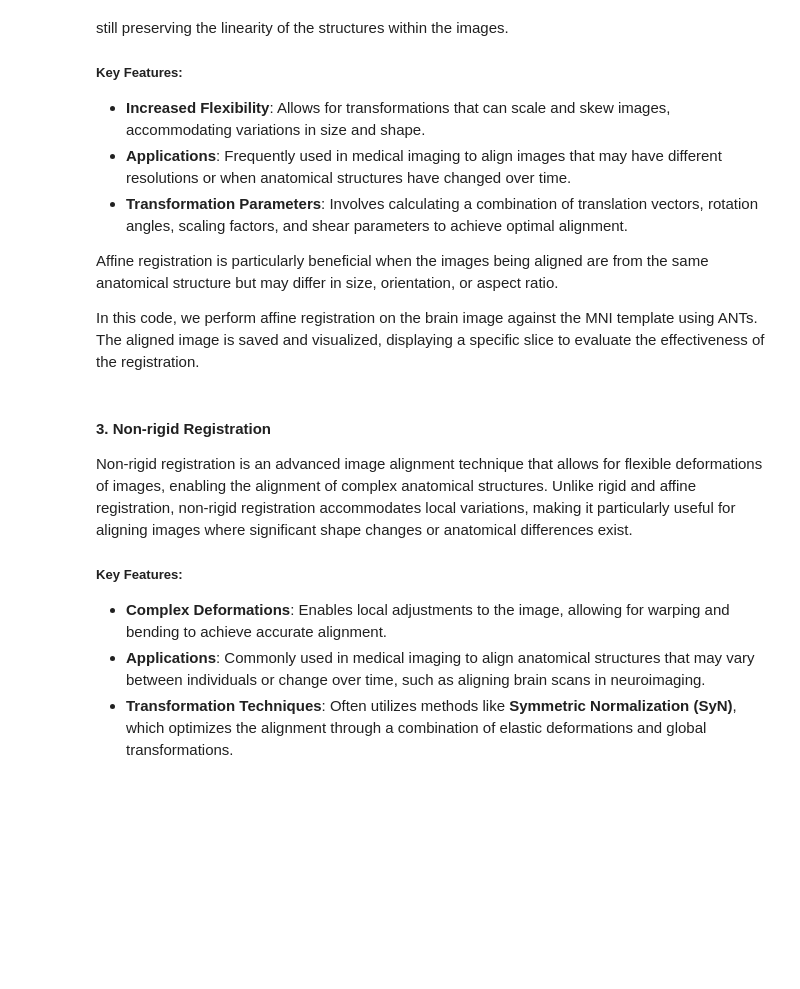
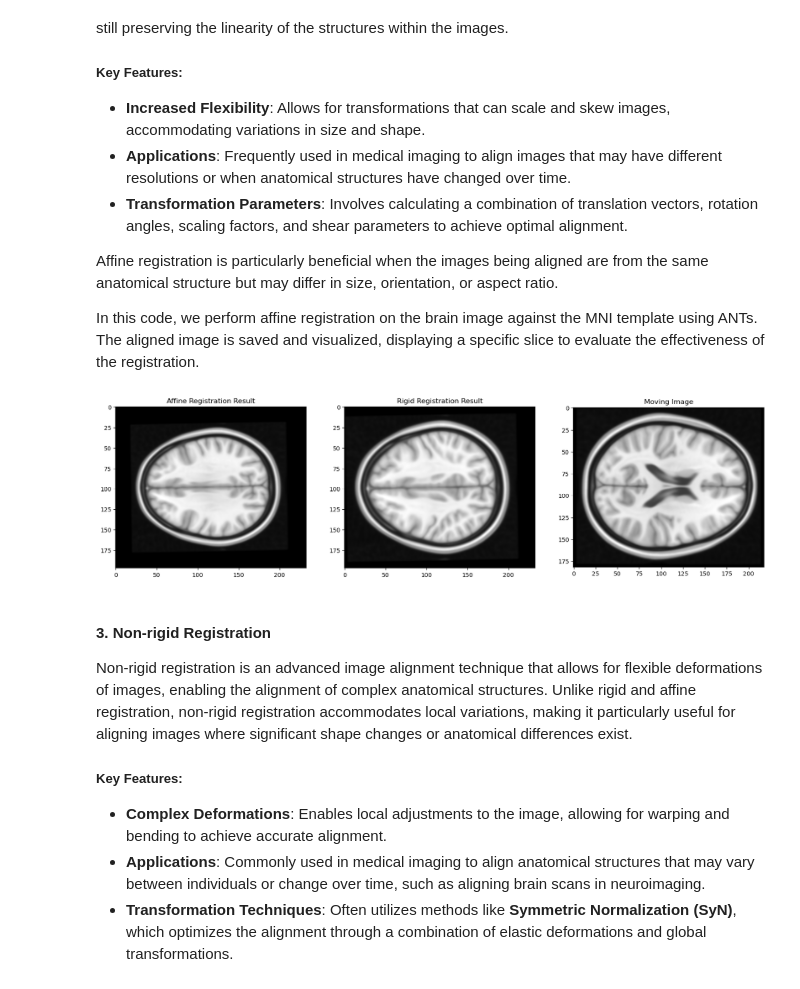
Before and after one commit to lechaudepierre/INFO-H500, a Jupyter notebook: TP6- Image Registration/TP6_Image_registration.ipynb, the cells around one changed output. Cells and saved outputs as stored; diff of their text form; code cells hidden in the pictures; blank space fills up the shorter version.

```diff
--- a/TP6- Image Registration/TP6_Image_registration.ipynb
+++ b/TP6- Image Registration/TP6_Image_registration.ipynb
@@ -149,12 +172,29 @@ Affine registration is particularly beneficial when the images being aligned are
 In this code, we perform affine registration on the brain image against the MNI template using ANTs. The aligned image is saved and visualized, displaying a specific slice to evaluate the effectiveness of the registration.
 # %%
 # Perform affine registration using ANTs
-ants_affine_result = ants.registration(
-   # -- Your code here -- #'
-)
+ants_affine_result = ants.registration(mni_template_ants,moving_image,type_of_transform='Affine')
+
 
 # Save and display the result
 # -- Your code here -- #
+ants.image_write(ants_affine_result['warpedmovout'], 'ants_affine_result.nii.gz')
+ants_affine_result_data = ants_affine_result['warpedmovout'].numpy()
+
+plt.figure(figsize=(20, 10))
+plt.subplot(1, 3, 1)
+plt.imshow(ants_affine_result_data[:, :, ants_affine_result_data.shape[2]//2], cmap='gray')
+plt.title('Affine Registration Result')
+plt.subplot(1, 3, 2)
+plt.imshow(ants_rigid_result_data[:, :, ants_rigid_result_data.shape[2]//2], cmap='gray')
+plt.title('Rigid Registration Result')
+plt.subplot(1, 3, 3)
+plt.imshow(moving_image_data[:, :, moving_image_data.shape[2] // 2], cmap='gray')
+plt.title('Moving Image')
+plt.show()
+
+# what conclusion can we make when we see the comparaison between the affine and the rigid registration ?
+# %% [output]
+[figure, added]
 # %% [markdown]
 #### 3. Non-rigid Registration
 
```
Also changed, not shown: parts of 10 cells of this notebook, 6 other files.
